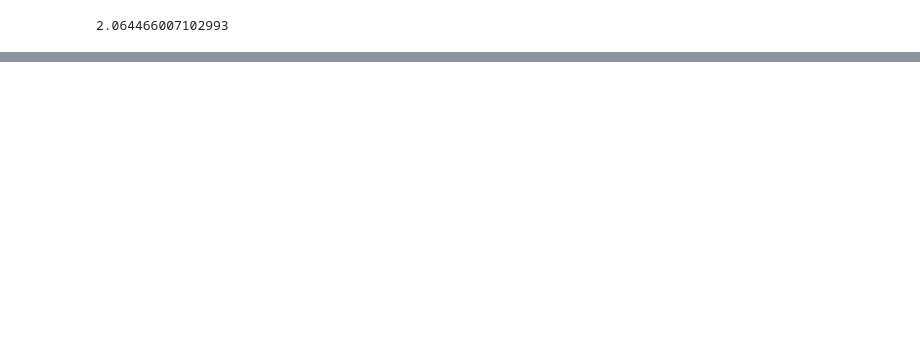
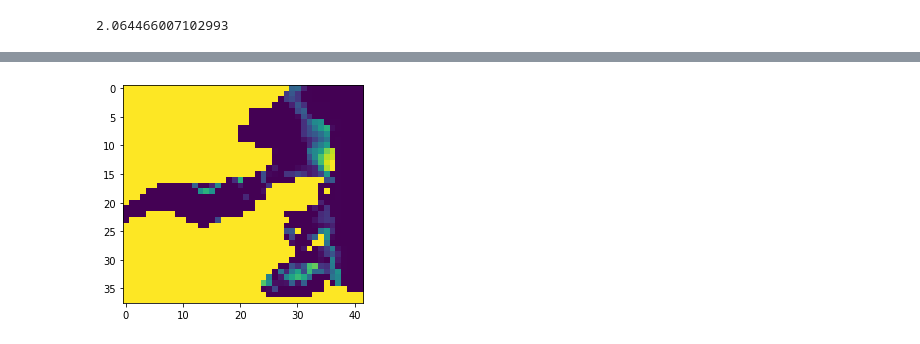
Before and after one commit to LudovicSchorpp/TM_Ludovic_Schorpp, a Jupyter notebook: codes_tests/Chabart/notebooks/test_permanent.ipynb, the cells around one changed output, grey strips where cells are left out. Drawn from its saved outputs; the diff is of its cells as text; code cells hidden in the pictures; blank space fills up the shorter version.

```diff
--- a/codes_tests/Chabart/notebooks/test_permanent.ipynb
+++ b/codes_tests/Chabart/notebooks/test_permanent.ipynb
@@ -276,0 +298,5 @@ g1.set_label("Head [m] ",fontsize=20)
+# %%
+a=plt.imshow(head[0]-top)
+a.set_clim(0,20)
+# %% [output]
+[figure, added]
```
Also changed, not shown: parts of 11 cells of this notebook, 10 other files.
